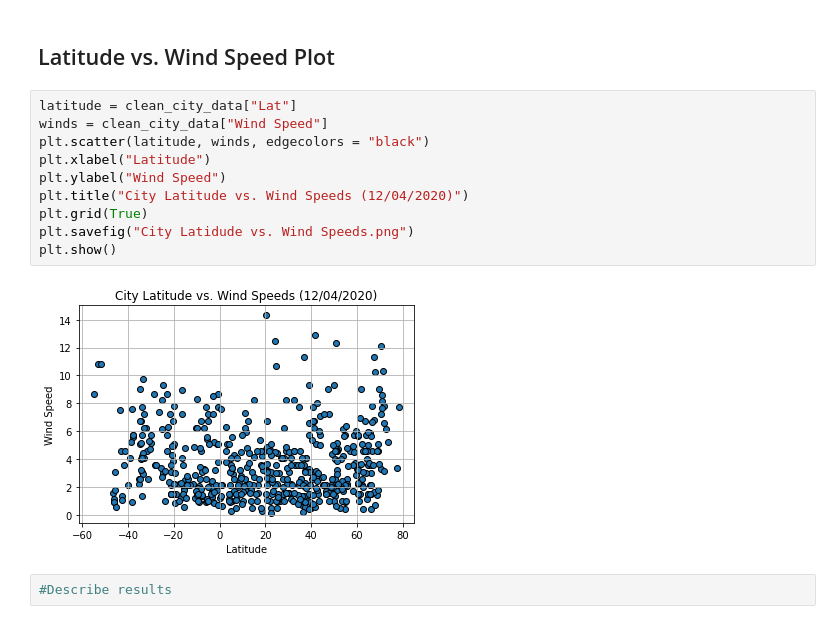
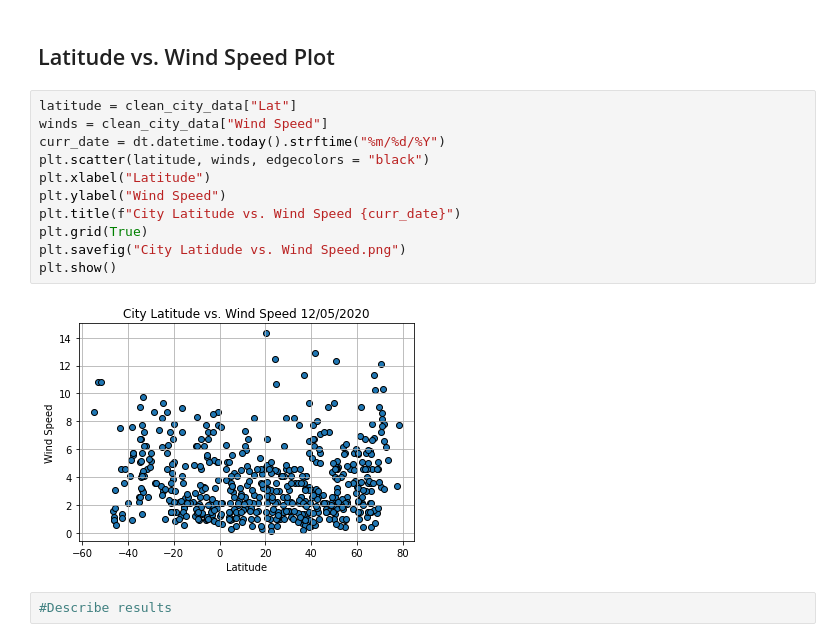
Before and after one commit to yperez0914/Whats-The-Weather-Like, a Jupyter notebook: WeatherPy/WeatherPy.ipynb, the cells around one changed output. Cells and saved outputs as stored; diff of their text form.

```diff
--- a/WeatherPy/WeatherPy.ipynb
+++ b/WeatherPy/WeatherPy.ipynb
@@ -306,15 +310,16 @@ plt.show()
 # %%
 latitude = clean_city_data["Lat"]
 winds = clean_city_data["Wind Speed"]
+curr_date = dt.datetime.today().strftime("%m/%d/%Y")
 plt.scatter(latitude, winds, edgecolors = "black")
 plt.xlabel("Latitude")
 plt.ylabel("Wind Speed")
-plt.title("City Latitude vs. Wind Speeds (12/04/2020)")
+plt.title(f"City Latitude vs. Wind Speed {curr_date}")
 plt.grid(True)
-plt.savefig("City Latidude vs. Wind Speeds.png")
+plt.savefig("City Latidude vs. Wind Speed.png")
 plt.show()
 # %% [output]
-[figure, old version]
+[figure, new version]
 # %%
 #Describe results
 # %% [markdown]
```
Also changed, not shown: parts of 6 cells of this notebook, 8 other files.
